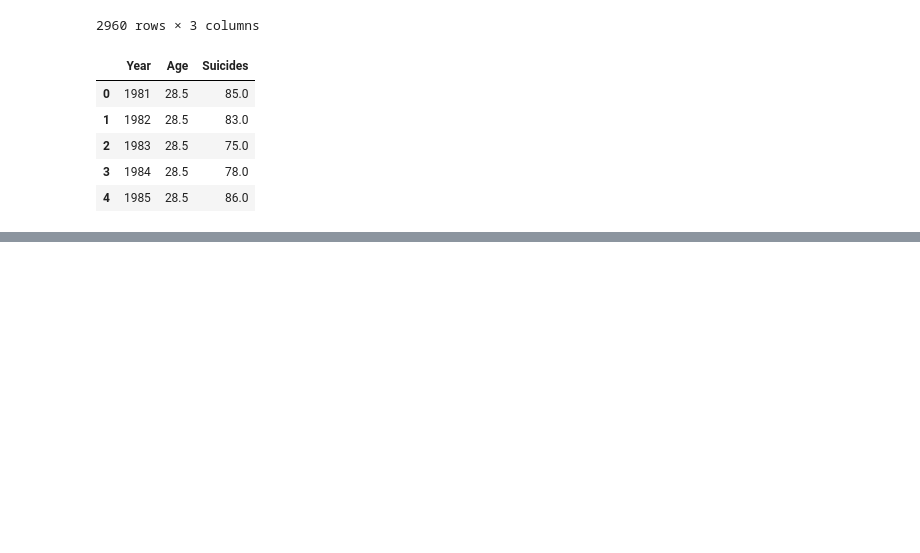
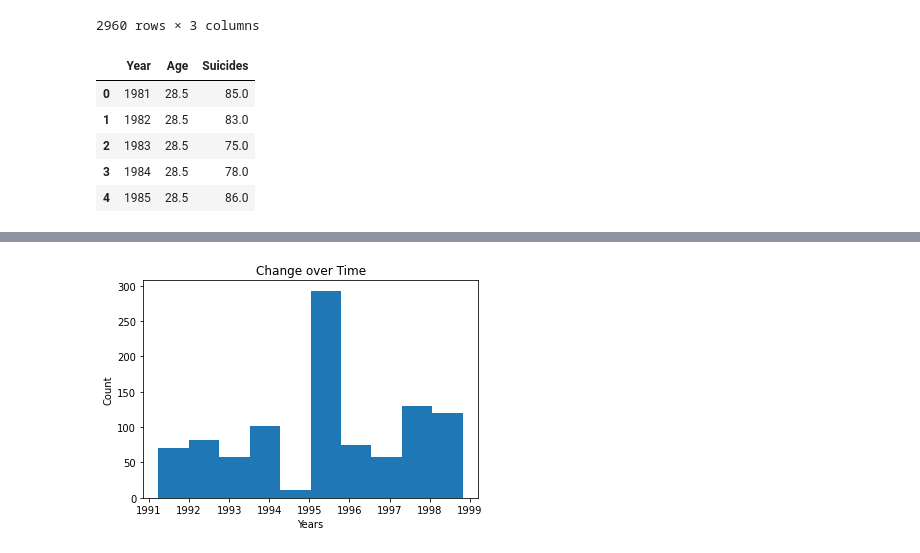
Before and after one commit to RMichae1/PyroStudies, a Jupyter notebook: changepoint_analysis.ipynb, the cells around one changed output, grey strips where cells are left out. Cells and saved outputs as stored; diff of their text form; code cells hidden in the pictures; blank space fills up the shorter version.

```diff
--- a/changepoint_analysis.ipynb
+++ b/changepoint_analysis.ipynb
@@ -85,3 +106,11 @@ Number of divergences: 0
+# %%
+plt.hist(samples['change'])
+plt.title("Change over Time")
+plt.xlabel("Years")
+plt.ylabel("Count")
+plt.savefig("./hist_change.png")
+# %% [output]
+[figure, added]
 # %%
 df = pd.DataFrame()
 df['change'] = samples['change']
```
Also changed, not shown: parts of 6 cells of this notebook.
